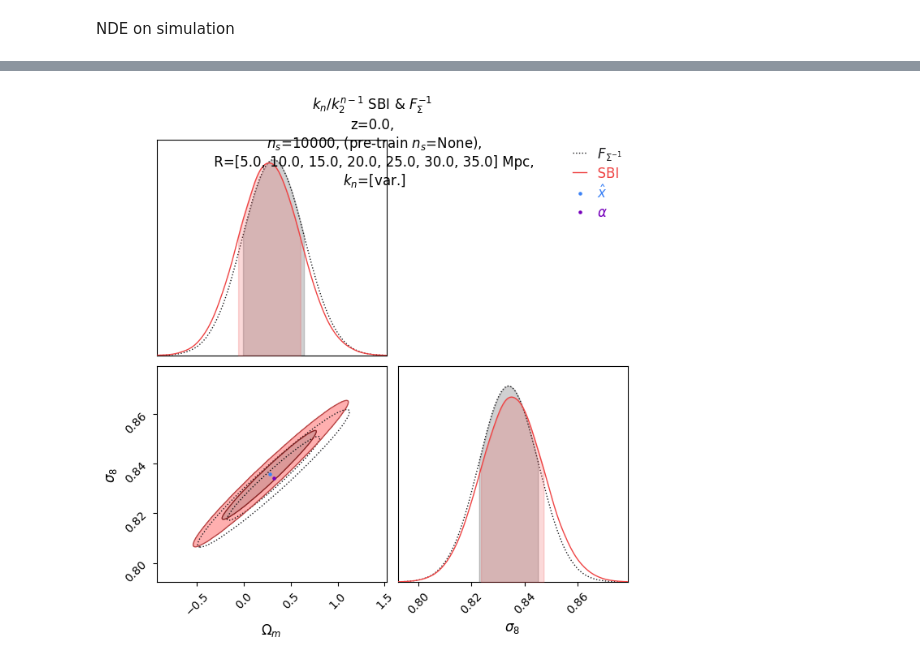
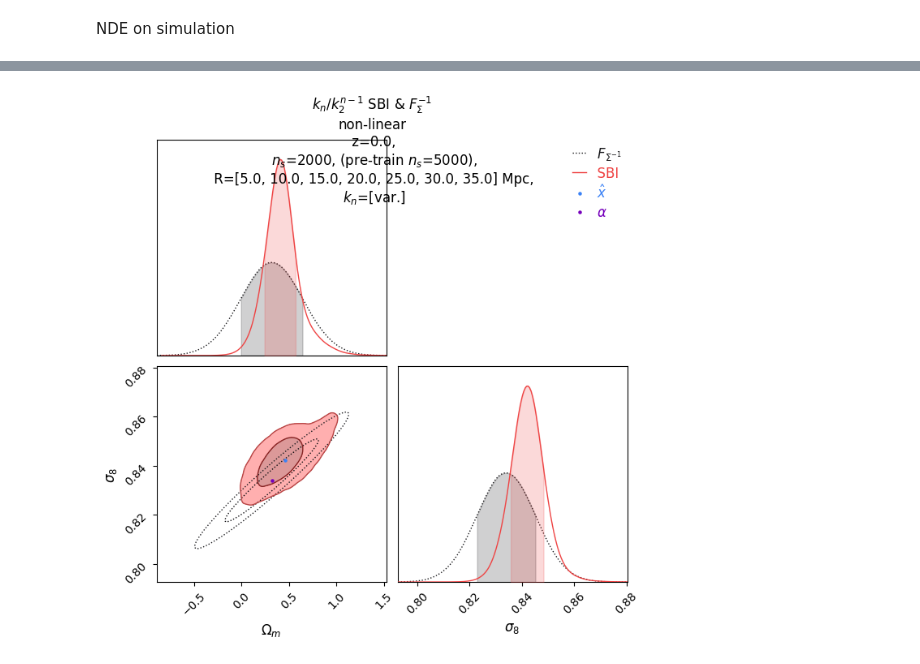
Before and after one commit to homerjed/sbiax, a Jupyter notebook: cumulants/cumulants_sbi.ipynb, the cells around one changed output, grey strips where cells are left out. Cells and saved outputs as stored; diff of their text form; code cells hidden in the pictures.

```diff
--- a/cumulants/cumulants_sbi.ipynb
+++ b/cumulants/cumulants_sbi.ipynb
@@ -163,8 +163,6 @@ def cumulants_config(
 
     return config
 # %%
-from cumulants import CumulantsDataset
-
 t0 = time.time()
 
 print("TIME:", datetime.datetime.now().strftime("%H:%M %d-%m-%y"))
@@ -173,12 +171,12 @@ args = ConfigDict()
 args.seed                = 0
 args.redshift            = 0.
 args.sbi_type            = "nle"
-args.linearised          = True
-args.reduced_cumulants   = False
+args.linearised          = False
+args.reduced_cumulants   = True
 args.compression         = "linear"
 args.order_idx           = [0]
 args.pre_train           = True and (not args.linearised)
-args.n_linear_sims       = 10_000 #if args.linearised else 10_000
+args.n_linear_sims       = 5_000 #if args.linearised else 10_000
 
 config = cumulants_config(**args)
 
@@ -477,12 +478,13 @@ if (not args.linearised) and args.pre_train:
     fig = c.plotter.plot()
     plt.show()
 
-    fig, axs = plt.subplots(1, dataset.alpha.size, figsize=(2. * dataset.alpha.size, 2.))
+    fig, axs = plt.subplots(1, dataset.alpha.size, figsize=(2. + 2. * dataset.alpha.size, 2.5))
     for p, ax in enumerate(axs):
-        ax.scatter(dataset.parameters[:, p], dataset.parameters[:, p])
-        ax.scatter(X_l[:, p], X_l[:, p])
-        ax.scatter(X[:, p], X[:, p])
+        ax.scatter(Y_l[:, p], X_l[:, p], s=0.1)
+        ax.scatter(dataset.parameters[:, p], X[:, p], s=0.1)
         ax.axline((0, 0), slope=1., color="k", linestyle="--")
         ax.set_xlim(dataset.lower[p], dataset.upper[p])
         ax.set_ylim(dataset.lower[p], dataset.upper[p])
+        ax.set_xlabel(dataset.parameter_strings[p])
+        ax.set_ylabel(dataset.parameter_strings[p] + "'")
     plt.show()
@@ -629,34 +639,35 @@ c.add_chain(
         color="k",
         linestyle=":",
         shade_alpha=0.
     )
 )
 c.add_chain(Chain(samples=posterior_df, name="SBI", color="r"))
 c.add_marker(
     location=marker(x_[Om_s8_idx], parameter_strings=[dataset.parameter_strings[p] for p in Om_s8_idx]),
     name=r"$\hat{x}$",
     color="b"
 )
 c.add_marker(
     location=marker(dataset.alpha[Om_s8_idx], parameter_strings=[dataset.parameter_strings[p] for p in Om_s8_idx]),
     name=r"$\alpha$",
     color="#7600bc"
 )
 fig = c.plotter.plot()
 fig.suptitle(
-    r"$k_n/k_2^{n-1}$ SBI & $F_{{\Sigma}}^{{-1}}$" + "\n" +
-    "z={},\n $n_s$={}, (pre-train $n_s$={}),\n R={} Mpc,\n $k_n$={}".format(
+    r"{} SBI & $F_{{\Sigma}}^{{-1}}$".format("$k_n/k_2^{n-1}$" if config.reduced_cumulants else "$k_n$") + "\n" +
+    "{} z={},\n $n_s$={}, (pre-train $n_s$={}),\n R={} Mpc,\n $k_n$={}".format(
+            ("linearised" if config.linearised else "non-linear") + "\n",
             config.redshift,
             len(X),
             config.n_linear_sims if config.pre_train else None,
             "[{}]".format(", ".join(map(str, config.scales))),
-            "[{}]".format(",".join(map(str, [["var.", "skew.", "kurt."][_] for _ in config.order_idx])))
+            "[{}]".format(", ".join(map(str, [["var.", "skew.", "kurt."][_] for _ in config.order_idx])))
         ),
     multialignment='center'
 )
 plt.show()
 # plt.savefig(os.path.join(results_dir, "posterior_affine.pdf"))
 # plt.savefig(os.path.join(posteriors_dir, "posterior_affine.pdf"))
 # plt.close()
 # %% [output]
-[figure, old version]
+[figure, new version]
```
Also changed, not shown: parts of 11 cells of this notebook, 4 other files.
